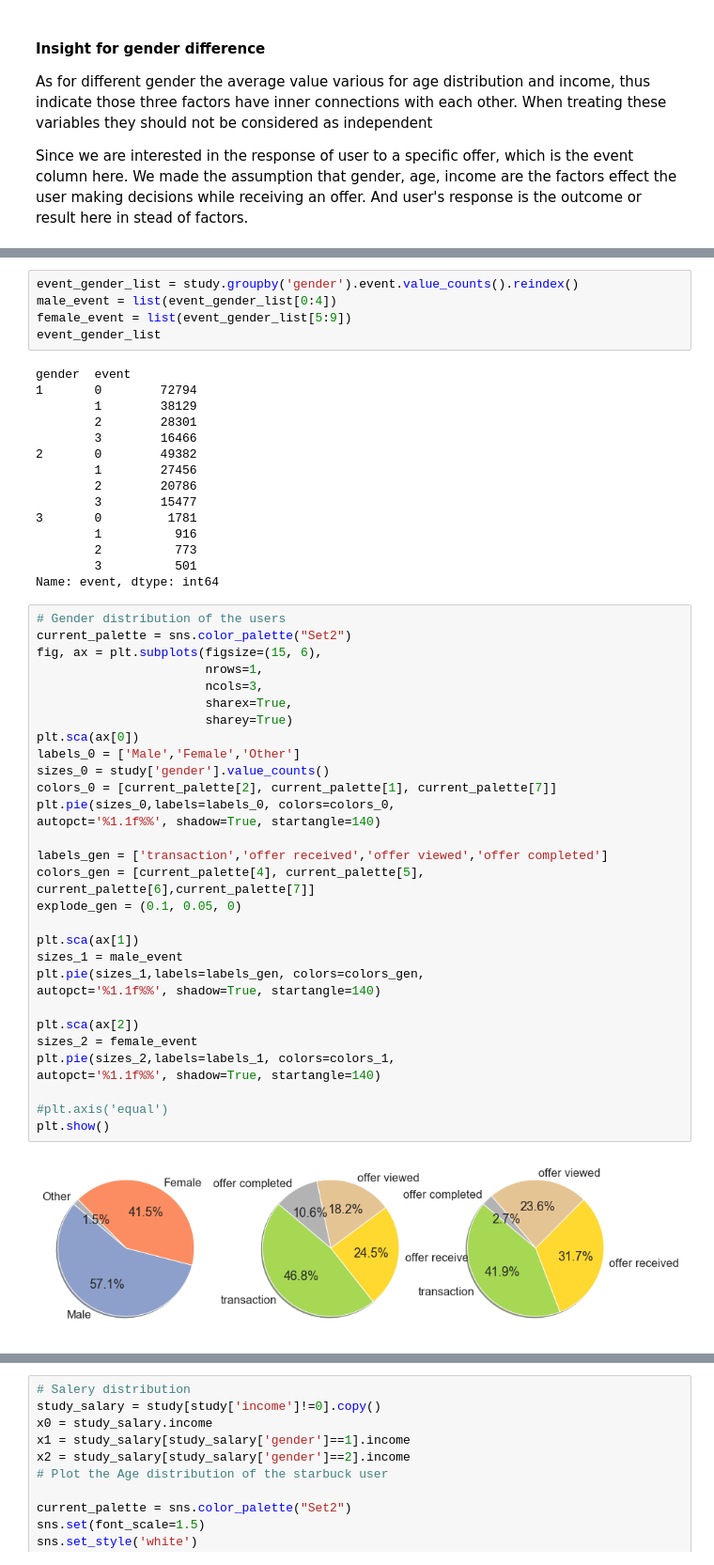
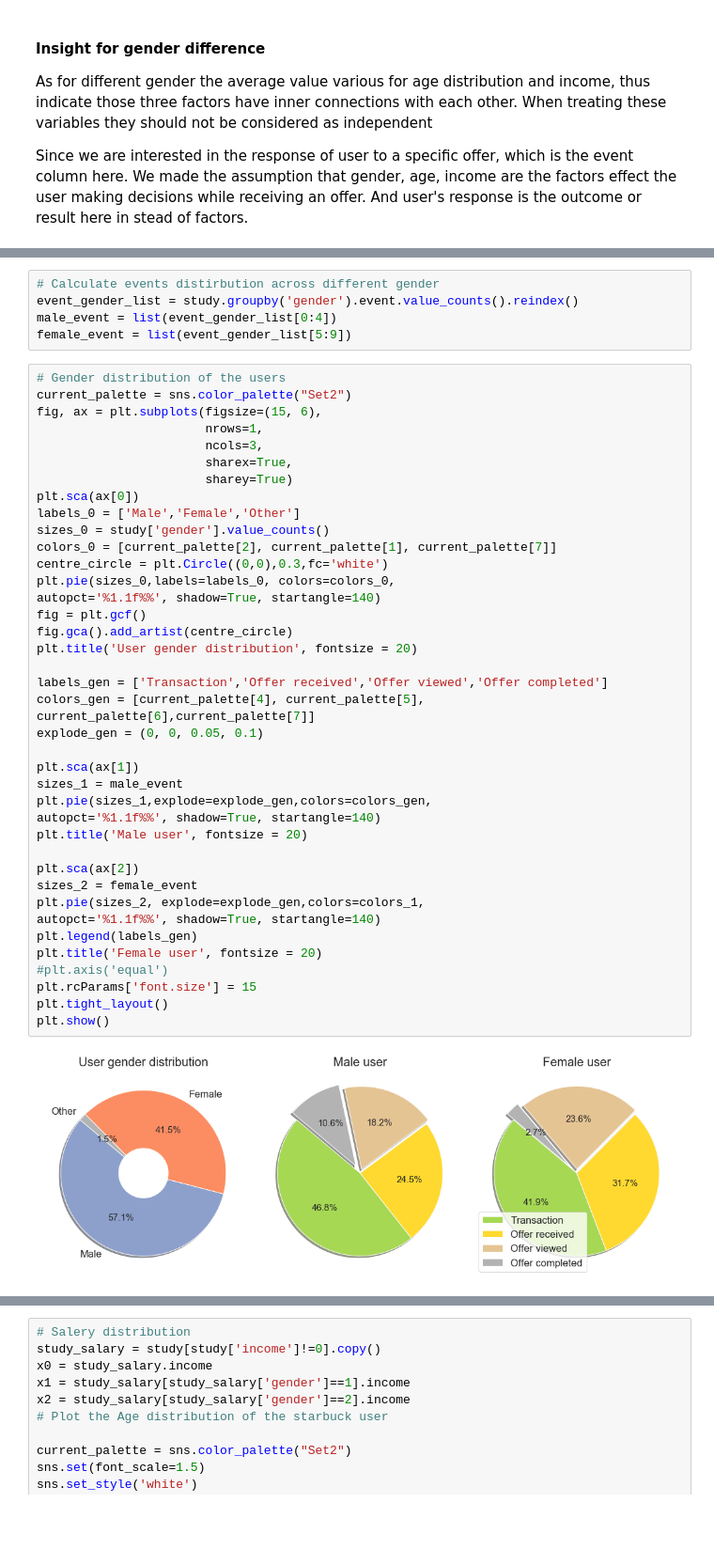
Before and after one commit to ZhuqingZhang0422/Starbucks-Capstone-Project, a Jupyter notebook: Starbucks_Capstone_notebook.ipynb, the cells around one changed output, grey strips where cells are left out. Shown at 94% size. Cells and saved outputs as stored; diff of their text form; blank space fills up the shorter version.

Commit message:
Doct: Added annotation for plots
Doct: Added annotation for plots in gender distribution section

```diff
--- a/Starbucks_Capstone_notebook.ipynb
+++ b/Starbucks_Capstone_notebook.ipynb
@@ -276,58 +276,51 @@ study.groupby('gender').mean()
 | 2 | 1.020849 | 366.595379 | 7.636493 | 0.696607 | 56.735564 | 2.016587e+07 | 69546.750250 | 2.526768 | 4.484894 | ... |
 | 3 | 0.998489 | 358.757995 | 6.637255 | 0.632838 | 54.120625 | 2.016680e+07 | 62897.758751 | 2.372702 | 4.356082 | ... |
 # %%
+# Calculate events distirbution across different gender
 event_gender_list = study.groupby('gender').event.value_counts().reindex()
 male_event = list(event_gender_list[0:4])
 female_event = list(event_gender_list[5:9])
-event_gender_list
-# %% [output]
-gender  event
-1       0        72794
-        1        38129
-        2        28301
-        3        16466
-2       0        49382
-        1        27456
-        2        20786
-        3        15477
-3       0         1781
-        1          916
-        2          773
-        3          501
-Name: event, dtype: int64
 # %%
 # Gender distribution of the users
 current_palette = sns.color_palette("Set2")
 fig, ax = plt.subplots(figsize=(15, 6),
                        nrows=1,
                        ncols=3,
                        sharex=True,
                        sharey=True)
 plt.sca(ax[0])
 labels_0 = ['Male','Female','Other']
 sizes_0 = study['gender'].value_counts()
 colors_0 = [current_palette[2], current_palette[1], current_palette[7]]
+centre_circle = plt.Circle((0,0),0.3,fc='white')
 plt.pie(sizes_0,labels=labels_0, colors=colors_0,
 autopct='%1.1f%%', shadow=True, startangle=140)
+fig = plt.gcf()
+fig.gca().add_artist(centre_circle)
+plt.title('User gender distribution', fontsize = 20)
 
-labels_gen = ['transaction','offer received','offer viewed','offer completed']
+labels_gen = ['Transaction','Offer received','Offer viewed','Offer completed']
 colors_gen = [current_palette[4], current_palette[5], current_palette[6],current_palette[7]]
-explode_gen = (0.1, 0.05, 0)
+explode_gen = (0, 0, 0.05, 0.1)
 
 plt.sca(ax[1])
 sizes_1 = male_event
-plt.pie(sizes_1,labels=labels_gen, colors=colors_gen,
+plt.pie(sizes_1,explode=explode_gen,colors=colors_gen,
 autopct='%1.1f%%', shadow=True, startangle=140)
+plt.title('Male user', fontsize = 20)
 
 plt.sca(ax[2])
 sizes_2 = female_event
-plt.pie(sizes_2,labels=labels_1, colors=colors_1,
+plt.pie(sizes_2, explode=explode_gen,colors=colors_1,
 autopct='%1.1f%%', shadow=True, startangle=140)
-
+plt.legend(labels_gen)
+plt.title('Female user', fontsize = 20)
 #plt.axis('equal')
+plt.rcParams['font.size'] = 15
+plt.tight_layout()
 plt.show()
 # %% [output]
-[figure, old version]
+[figure, new version]
 # %%
 '''
 Age distribution with different gender
```
Also changed, not shown: parts of 1 cell of this notebook.
